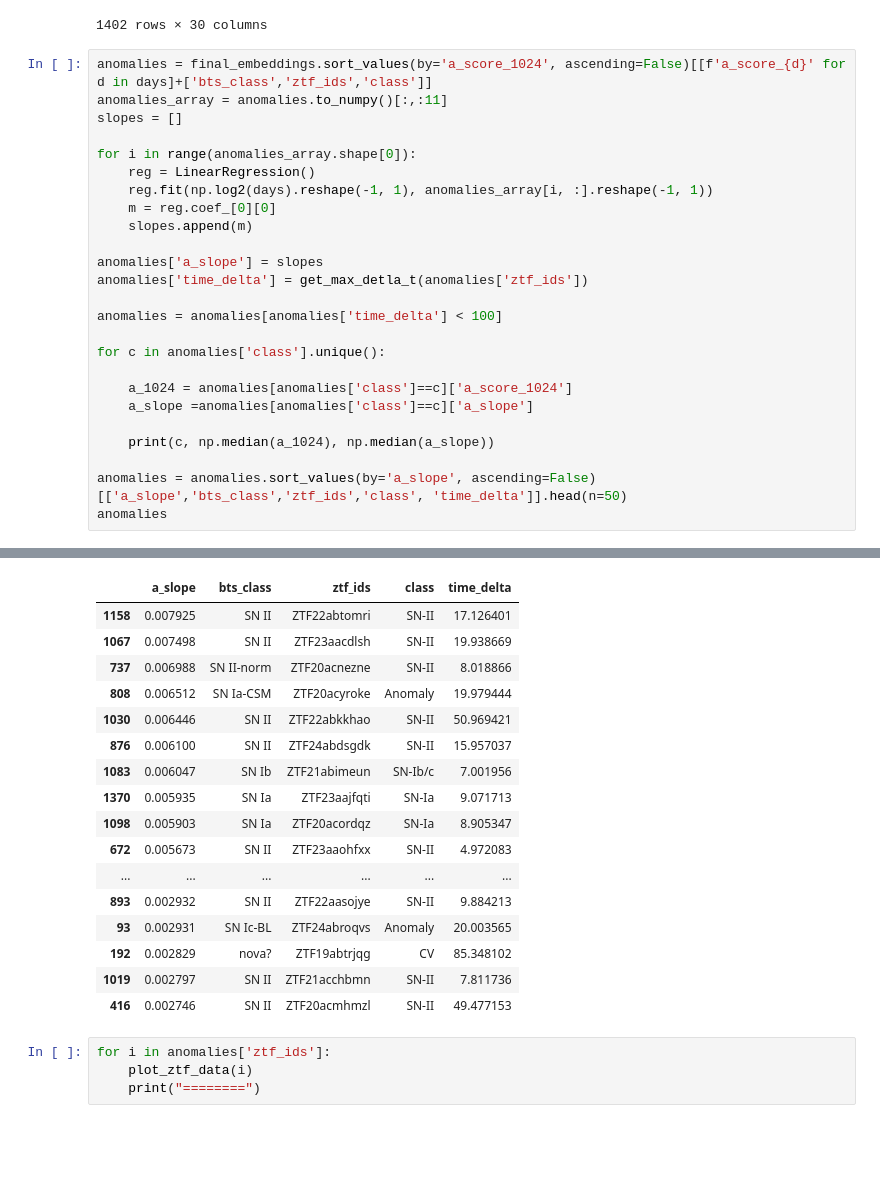
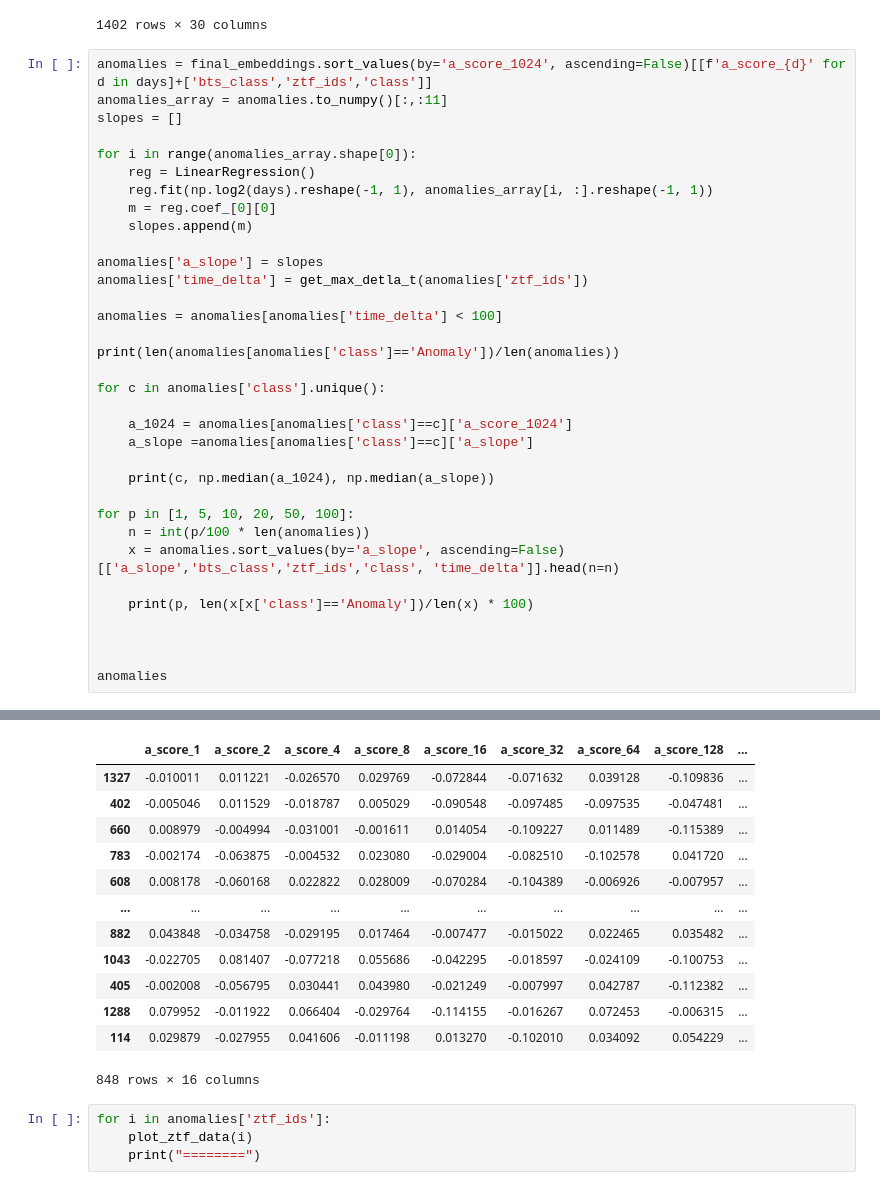
Before and after one commit to dev-ved30/Oracle, a Jupyter notebook: notebooks/MCIF_test.ipynb, the cells around one changed output, grey strips where cells are left out. Drawn from its saved outputs; the diff is of its cells as text; blank space fills up the shorter version.

Commit message:
Updated MCIF table

```diff
--- a/notebooks/MCIF_test.ipynb
+++ b/notebooks/MCIF_test.ipynb
@@ -157,6 +157,8 @@ anomalies['time_delta'] = get_max_detla_t(anomalies['ztf_ids'])
 
 anomalies = anomalies[anomalies['time_delta'] < 100]
 
+print(len(anomalies[anomalies['class']=='Anomaly'])/len(anomalies))
+
 for c in anomalies['class'].unique():
 
     a_1024 = anomalies[anomalies['class']==c]['a_score_1024']
@@ -164,6 +166,13 @@ for c in anomalies['class'].unique():
 
     print(c, np.median(a_1024), np.median(a_slope))
 
-anomalies = anomalies.sort_values(by='a_slope', ascending=False)[['a_slope','bts_class','ztf_ids','class', 'time_delta']].head(n=50)
+for p in [1, 5, 10, 20, 50, 100]:
+    n = int(p/100 * len(anomalies))
+    x = anomalies.sort_values(by='a_slope', ascending=False)[['a_slope','bts_class','ztf_ids','class', 'time_delta']].head(n=n)
+
+    print(p, len(x[x['class']=='Anomaly'])/len(x) * 100)
+
+
+
 anomalies
 # %% [output]
@@ -177,20 +193,16 @@ AGN -0.019525743823790798 -0.002574684120030704
-|  | a_slope | bts_class | ztf_ids | class | time_delta |
-| 1158 | 0.007925 | SN II | ZTF22abtomri | SN-II | 17.126401 |
-| 1067 | 0.007498 | SN II | ZTF23aacdlsh | SN-II | 19.938669 |
-| 737 | 0.006988 | SN II-norm | ZTF20acnezne | SN-II | 8.018866 |
-| 808 | 0.006512 | SN Ia-CSM | ZTF20acyroke | Anomaly | 19.979444 |
-| 1030 | 0.006446 | SN II | ZTF22abkkhao | SN-II | 50.969421 |
-| 876 | 0.006100 | SN II | ZTF24abdsgdk | SN-II | 15.957037 |
-| 1083 | 0.006047 | SN Ib | ZTF21abimeun | SN-Ib/c | 7.001956 |
-| 1370 | 0.005935 | SN Ia | ZTF23aajfqti | SN-Ia | 9.071713 |
-| 1098 | 0.005903 | SN Ia | ZTF20acordqz | SN-Ia | 8.905347 |
-| 672 | 0.005673 | SN II | ZTF23aaohfxx | SN-II | 4.972083 |
-| ... | ... | ... | ... | ... | ... |
-| 893 | 0.002932 | SN II | ZTF22aasojye | SN-II | 9.884213 |
-| 93 | 0.002931 | SN Ic-BL | ZTF24abroqvs | Anomaly | 20.003565 |
-| 192 | 0.002829 | nova? | ZTF19abtrjqg | CV | 85.348102 |
-| 1019 | 0.002797 | SN II | ZTF21acchbmn | SN-II | 7.811736 |
-| 416 | 0.002746 | SN II | ZTF20acmhmzl | SN-II | 49.477153 |
+|  | a_score_1 | a_score_2 | a_score_4 | a_score_8 | a_score_16 | a_score_32 | a_score_64 | a_score_128 | ... |
+| 1327 | -0.010011 | 0.011221 | -0.026570 | 0.029769 | -0.072844 | -0.071632 | 0.039128 | -0.109836 | ... |
+| 402 | -0.005046 | 0.011529 | -0.018787 | 0.005029 | -0.090548 | -0.097485 | -0.097535 | -0.047481 | ... |
+| 660 | 0.008979 | -0.004994 | -0.031001 | -0.001611 | 0.014054 | -0.109227 | 0.011489 | -0.115389 | ... |
+| 783 | -0.002174 | -0.063875 | -0.004532 | 0.023080 | -0.029004 | -0.082510 | -0.102578 | 0.041720 | ... |
+| 608 | 0.008178 | -0.060168 | 0.022822 | 0.028009 | -0.070284 | -0.104389 | -0.006926 | -0.007957 | ... |
+| ... | ... | ... | ... | ... | ... | ... | ... | ... | ... |
+| 882 | 0.043848 | -0.034758 | -0.029195 | 0.017464 | -0.007477 | -0.015022 | 0.022465 | 0.035482 | ... |
+| 1043 | -0.022705 | 0.081407 | -0.077218 | 0.055686 | -0.042295 | -0.018597 | -0.024109 | -0.100753 | ... |
+| 405 | -0.002008 | -0.056795 | 0.030441 | 0.043980 | -0.021249 | -0.007997 | 0.042787 | -0.112382 | ... |
+| 1288 | 0.079952 | -0.011922 | 0.066404 | -0.029764 | -0.114155 | -0.016267 | 0.072453 | -0.006315 | ... |
+| 114 | 0.029879 | -0.027955 | 0.041606 | -0.011198 | 0.013270 | -0.102010 | 0.034092 | 0.054229 | ... |
+848 rows × 16 columns
 # %%
 for i in anomalies['ztf_ids']:
     plot_ztf_data(i)
```
Also changed, not shown: parts of 1 cell of this notebook.
